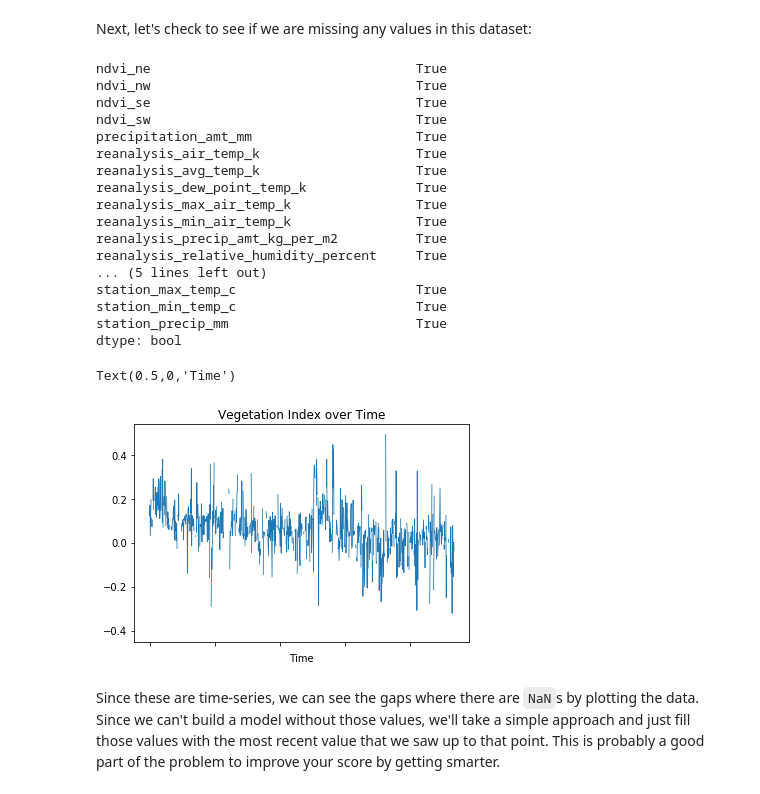
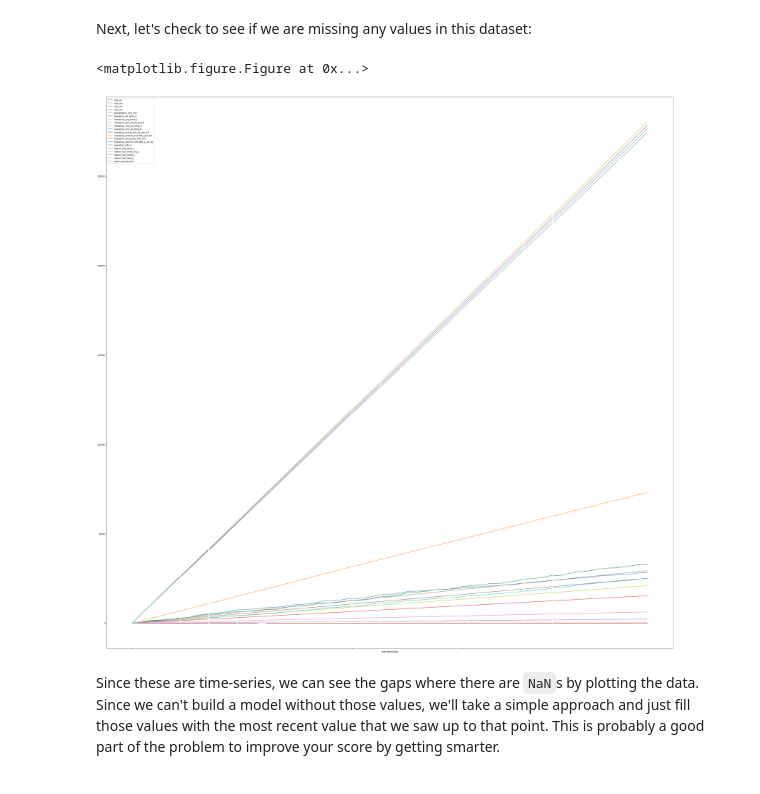
Before and after one commit to VajiraPrabuddhaka/dengAI, a Jupyter notebook: benchmark_model.ipynb, the cells around one changed output. Cells and saved outputs as stored; diff of their text form; code cells hidden in the pictures.

```diff
--- a/benchmark_model.ipynb
+++ b/benchmark_model.ipynb
@@ -8,6 +8,7 @@ import pandas as pd
 import numpy as np
 
 from matplotlib import pyplot as plt
+plt.rcParams["figure.figsize"] = (50,50)
 import seaborn as sns
 
 from sklearn.model_selection import train_test_split
@@ -24,8 +25,11 @@ filterwarnings('ignore')
 This dataset has two cities in it: San Juan, Puerto Rico (right) and Iquitos, Peru (left). Since we hypothesize that the spread of dengue may follow different patterns between the two, we will divide the dataset, train seperate models for each city, and then join our predictions before making our final submission.
 # %%
 # load the provided data
-train_features = pd.read_csv('/media/vajira/0FD50F0F0FD50F0F/Sem7_Academic/Data Mining/dengAI/dengue_features_train.csv',
+train_features = pd.read_csv('data/dengue_features_train.csv',
                              index_col=[0,1,2])
 
-train_labels = pd.read_csv('/media/vajira/0FD50F0F0FD50F0F/Sem7_Academic/Data Mining/dengAI/dengue_labels_train.csv',
-                           index_col=[0,1,2])
+#train_features.describe()
+
+
+train_labels = pd.read_csv('data/dengue_labels_train.csv', index_col=[0,1,2])
+print (list(train_labels))
@@ -77,35 +75,16 @@ Next, let's check to see if we are missing any values in this dataset:
 # %%
 # Null check
 pd.isnull(sj_train_features).any()
-# %% [output]
-ndvi_ne                                  True
-ndvi_nw                                  True
-ndvi_se                                  True
-ndvi_sw                                  True
-precipitation_amt_mm                     True
-reanalysis_air_temp_k                    True
-reanalysis_avg_temp_k                    True
-reanalysis_dew_point_temp_k              True
-reanalysis_max_air_temp_k                True
-reanalysis_min_air_temp_k                True
-reanalysis_precip_amt_kg_per_m2          True
-reanalysis_relative_humidity_percent     True
-... (5 lines left out)
-station_max_temp_c                       True
-station_min_temp_c                       True
-station_precip_mm                        True
-dtype: bool
 # %%
-(sj_train_features
-     .ndvi_ne
-     .plot
-     .line(lw=0.8))
+#(sj_train_features.reanalysis_min_air_temp_k.plot.line(lw=0.8))
 
-plt.title('Vegetation Index over Time')
-plt.xlabel('Time')
+df_new = sj_train_features.cumsum()
+plt.figure(); df_new.plot();
+#plt.title('Vegetation Index over Time')
+#plt.xlabel('Time')
 # %% [output]
-Text(0.5,0,'Time')
+<matplotlib.figure.Figure at 0x...>
-[figure, old version]
+[figure, new version]
 # %% [markdown]
 Since these are time-series, we can see the gaps where there are `NaN`s by plotting the data. Since we can't build a model without those values, we'll take a simple approach and just fill those values with the most recent value that we saw up to that point. This is probably a good part of the problem to improve your score by getting smarter.
 # %%
```
Also changed, not shown: parts of 2 cells of this notebook.
